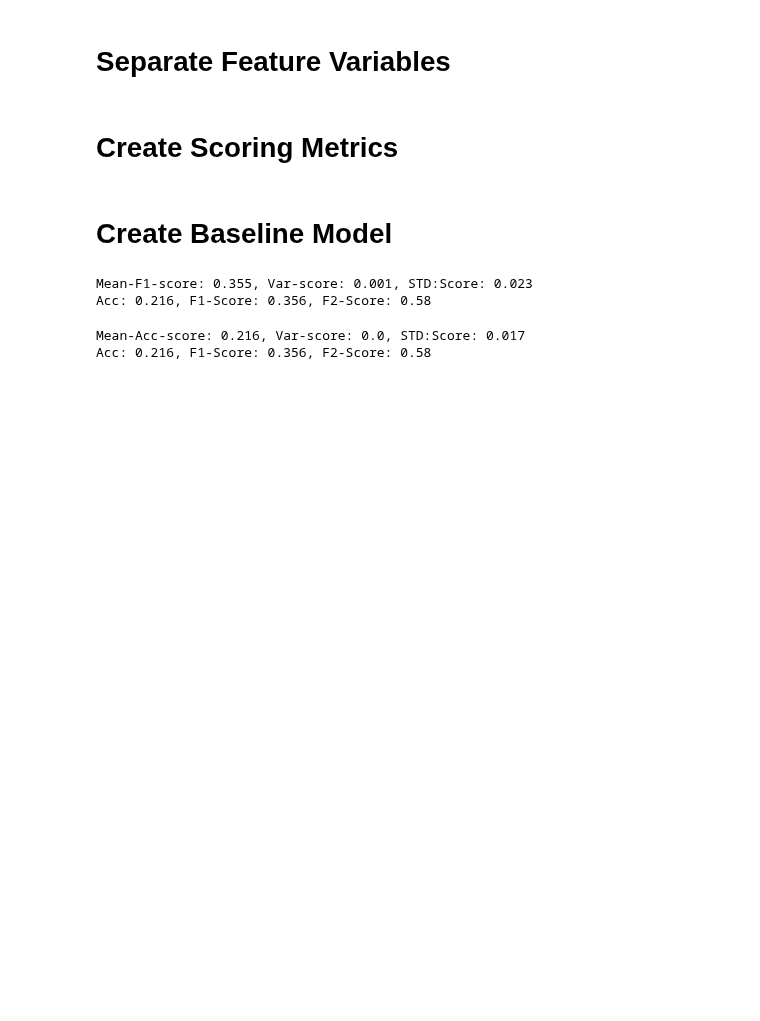
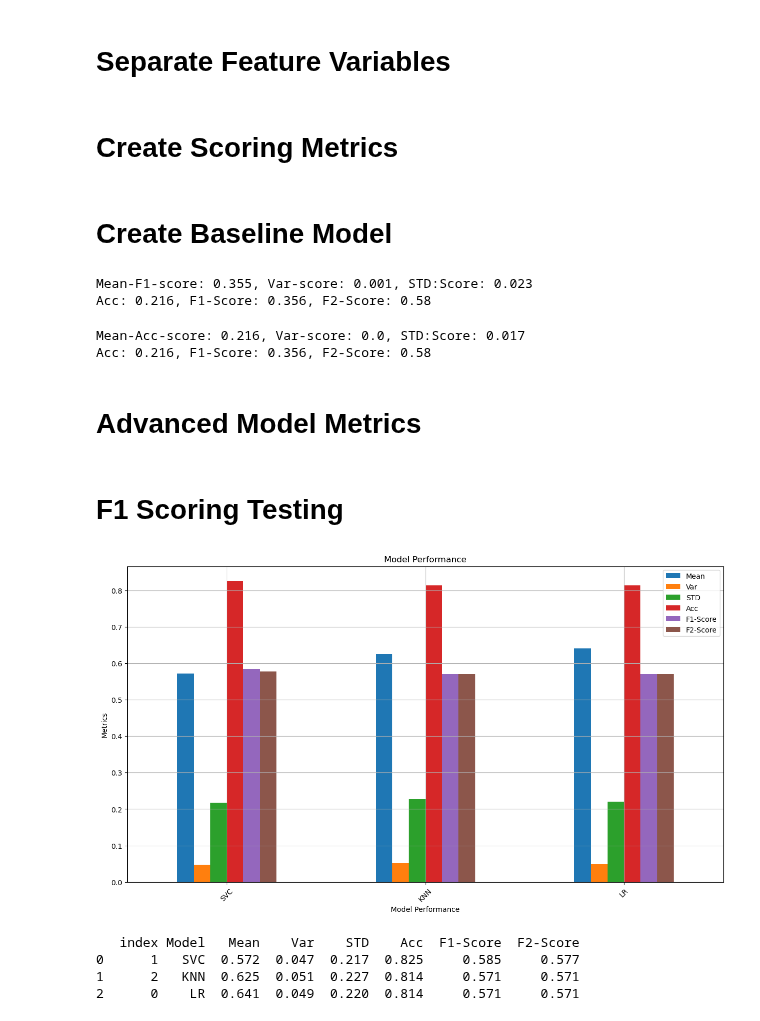
Before and after one commit to MaukanMir/Prostate-Cancer-Classification, a Jupyter notebook: training.ipynb, the cells around one changed output. Cells and saved outputs as stored; diff of their text form; code cells hidden in the pictures; blank space fills up the shorter version.

Commit message:
added new models

```diff
--- a/training.ipynb
+++ b/training.ipynb
@@ -50,7 +50,7 @@ def plot_model_performance(df, y, axis):
     fig, ax = plt.subplots(figsize=(15,8))
     df.plot.bar(x="Model", y=y, ax=ax)
     ax.set_xlabel("Model Performance")
-    ax.set_ylable(axis)
+    ax.set_ylabel(axis)
     ax.set_title("Model Performance")
     plt.legend(y)
     ax.grid(True)
@@ -70,10 +70,13 @@ def grab_selected_models(model_names):
 
   return [models[model] for model in model_names]
 
-def create_pipeline(model_name, model, steps):
-  steps.append(
+def create_pipeline(model_name, model):
+  steps = [
+  ("Scaler", StandardScaler()),
+  ("PowerTransformer", PowerTransformer()),
   (model_name, model)
-  )
+]
+
   return sklearnPipeline(steps=steps)
 
 def evaluate_model(model, X, y, scoring_metric):
@@ -94,17 +97,18 @@ def evaluate_model(model, X, y, scoring_metric):
     round(f2_metric,3)
   ]
 
-def test_selected_models(model_names, models, steps, X, y, scoring_metric):
+def test_selected_models(model_names, models, X, y, scoring_metric):
 
   gather_metrics = []
 
   for model, model_name in zip(models, model_names):
 
-    pipeline = create_pipeline(model_name, model, steps)
+    pipeline = create_pipeline(model_name, model)
     scores = evaluate_model(pipeline, X, y, scoring_metric)
 
     gather_metrics.append(
       {
+        "Model": model_name,
         "Mean": scores[0],
         "Var": scores[1],
         "STD": scores[2],
@@ -271,3 +270,17 @@ print(f"Acc: {scores[3]}, F1-Score: {scores[4]}, F2-Score: {scores[5]}")
 # %% [output]
 Mean-Acc-score: 0.216, Var-score: 0.0, STD:Score: 0.017
 Acc: 0.216, F1-Score: 0.356, F2-Score: 0.58
+# %% [markdown]
+# Advanced Model Metrics
+# %% [markdown]
+# F1 Scoring Testing
+# %%
+model_names = ["LR", "SVC", "KNN"]
+models = grab_selected_models(model_names)
+test_selected_models(model_names, models, X, y, f1_metric)
+# %% [output]
+[figure, added]
+   index Model   Mean    Var    STD    Acc  F1-Score  F2-Score
+0      1   SVC  0.572  0.047  0.217  0.825     0.585     0.577
+1      2   KNN  0.625  0.051  0.227  0.814     0.571     0.571
+2      0    LR  0.641  0.049  0.220  0.814     0.571     0.571
```
Also changed, not shown: parts of 3 cells of this notebook.
